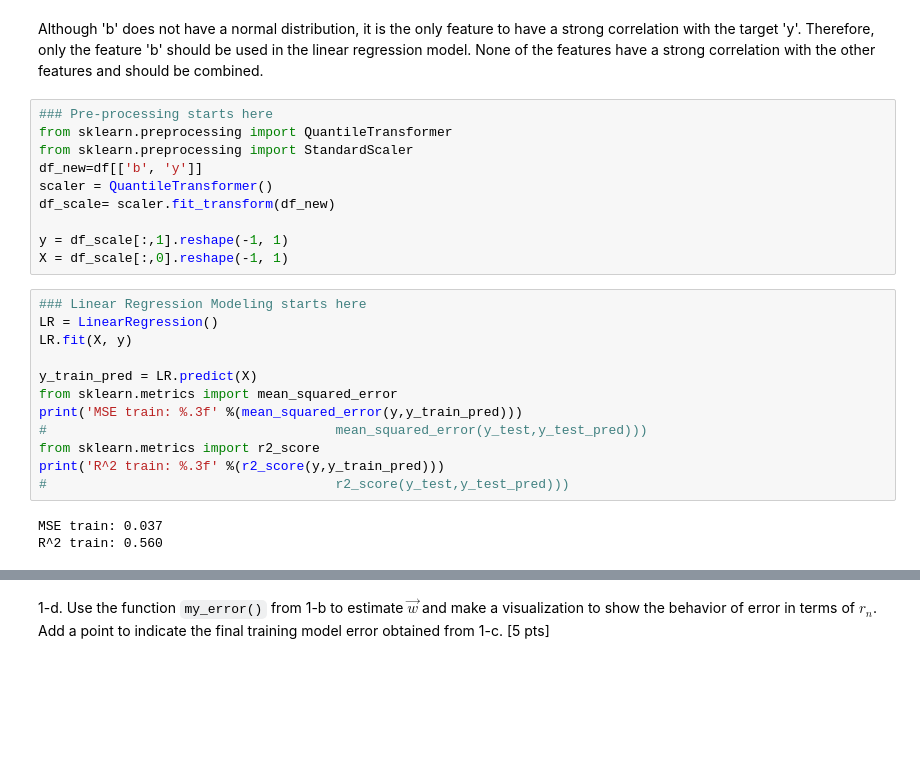
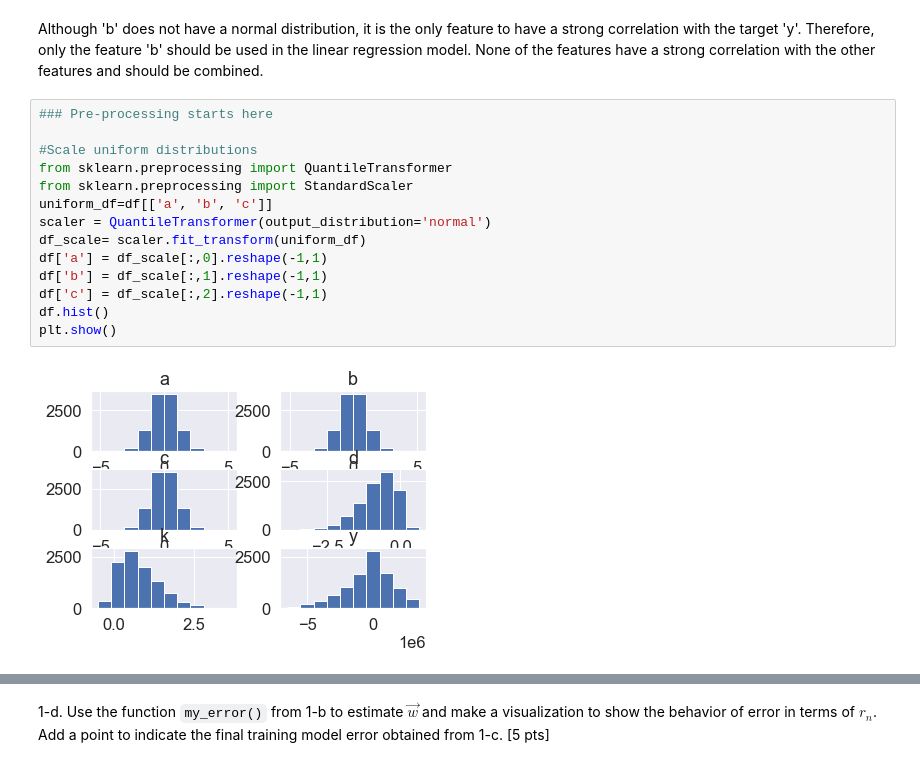
Before and after one commit to calebpelliott/Machine-Learning-CS559, a Jupyter notebook: HW2/F21_HW#2/HW#2/HW2_CS59_F21.ipynb, the cells around one changed output, grey strips where cells are left out. Drawn from its saved outputs; the diff is of its cells as text; blank space fills up the shorter version.

```diff
--- a/HW2/F21_HW#2/HW#2/HW2_CS59_F21.ipynb
+++ b/HW2/F21_HW#2/HW#2/HW2_CS59_F21.ipynb
@@ -92,26 +107,17 @@ plt.show()
 Although 'b' does not have a normal distribution, it is the only feature to have a strong correlation with the target 'y'. Therefore, only the feature 'b' should be used in the linear regression model. None of the features have a strong correlation with the other features and should be combined.
 # %%
 ### Pre-processing starts here
+
+#Scale uniform distributions
 from sklearn.preprocessing import QuantileTransformer
 from sklearn.preprocessing import StandardScaler
-df_new=df[['b', 'y']]
-scaler = QuantileTransformer()
-df_scale= scaler.fit_transform(df_new)
-
-y = df_scale[:,1].reshape(-1, 1)
-X = df_scale[:,0].reshape(-1, 1)
+uniform_df=df[['a', 'b', 'c']]
+scaler = QuantileTransformer(output_distribution='normal')
+df_scale= scaler.fit_transform(uniform_df)
+df['a'] = df_scale[:,0].reshape(-1,1)
+df['b'] = df_scale[:,1].reshape(-1,1)
+df['c'] = df_scale[:,2].reshape(-1,1)
+df.hist()
+plt.show()
+# %% [output]
+[figure, added]
-# %%
-### Linear Regression Modeling starts here
-LR = LinearRegression()
-LR.fit(X, y)
-
-y_train_pred = LR.predict(X)
-from sklearn.metrics import mean_squared_error
-print('MSE train: %.3f' %(mean_squared_error(y,y_train_pred)))
-#                                     mean_squared_error(y_test,y_test_pred)))
-from sklearn.metrics import r2_score
-print('R^2 train: %.3f' %(r2_score(y,y_train_pred)))
-#                                     r2_score(y_test,y_test_pred)))
-# %% [output]
-MSE train: 0.037
-R^2 train: 0.560
```
Also changed, not shown: parts of 8 cells of this notebook, 1 other file.
